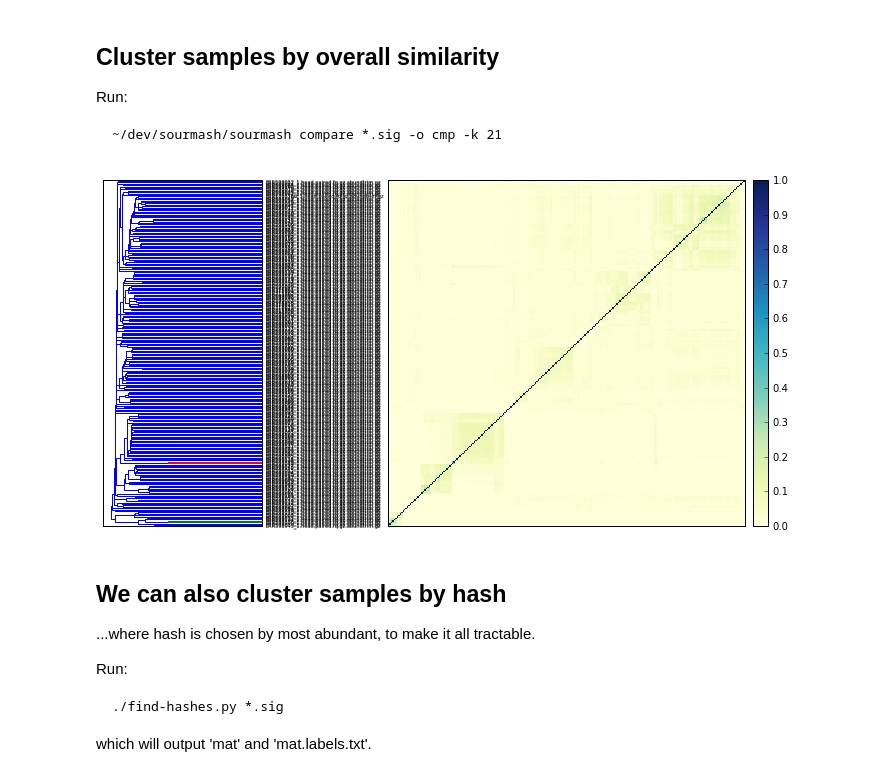
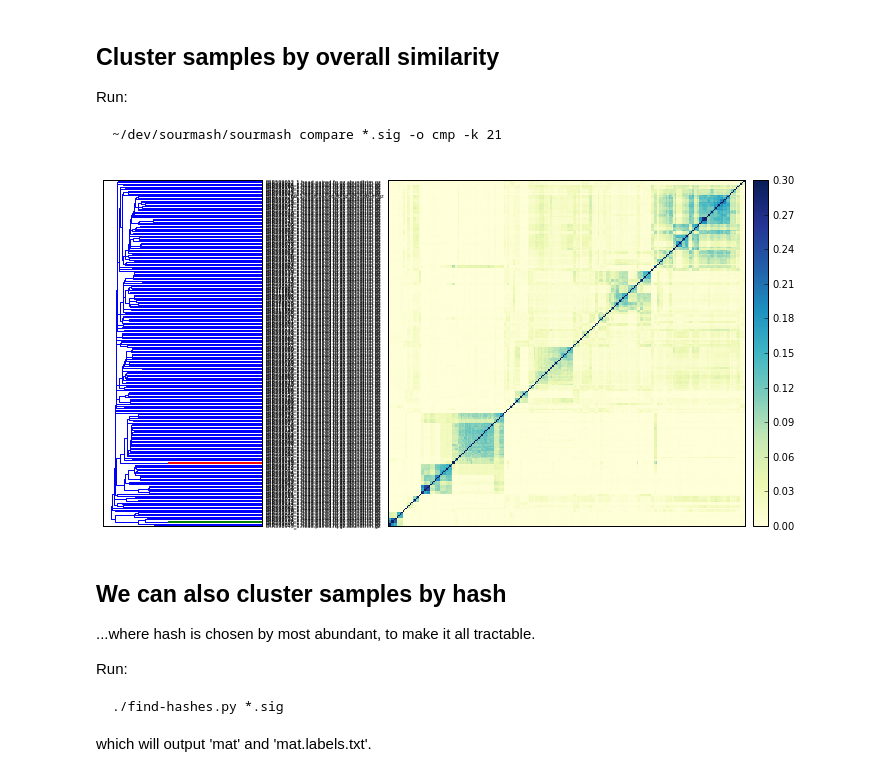
Before and after one commit to halexand/tara-sourmash, a Jupyter notebook: sourmash-sigs/abundtrim/cluster-samples-by-hash.ipynb, the cells around one changed output. Drawn from its saved outputs; the diff is of its cells as text; code cells hidden in the pictures.

````diff
--- a/sourmash-sigs/abundtrim/cluster-samples-by-hash.ipynb
+++ b/sourmash-sigs/abundtrim/cluster-samples-by-hash.ipynb
@@ -17,9 +17,10 @@ Run:
 ```
 # %%
 mat, labels = sourmash_lib.fig.load_matrix_and_labels('cmp')
-_ = sourmash_lib.fig.plot_composite_matrix(mat, labels)
+_ = sourmash_lib.fig.plot_composite_matrix(mat, labels, vmax=0.3)
+pylab.savefig('/tmp/xxx.pdf')
 # %% [output]
-[figure, old version]
+[figure, new version]
 # %% [markdown]
 ## We can also cluster samples by hash
 
````
Also changed, not shown: parts of 3 cells of this notebook.
